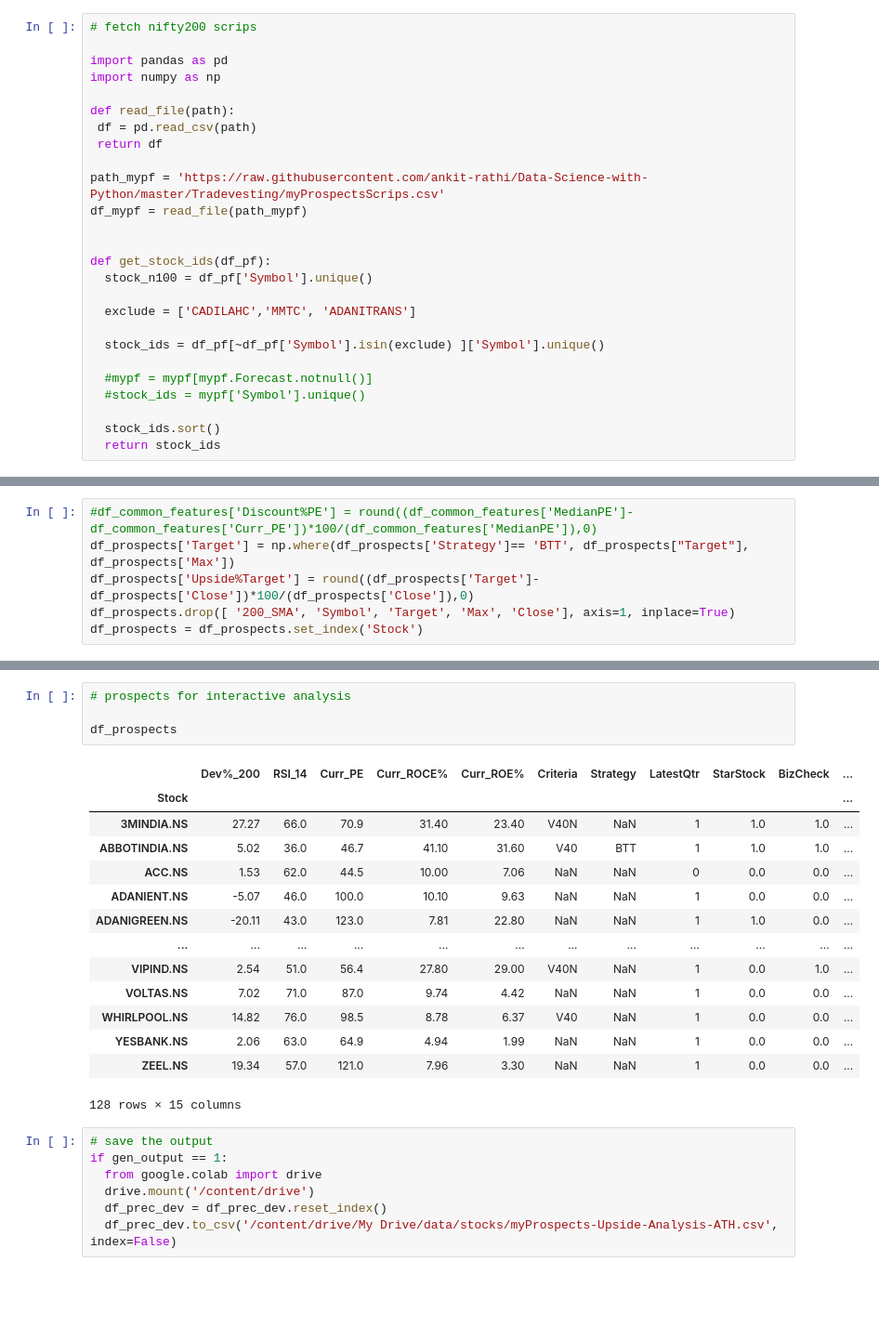
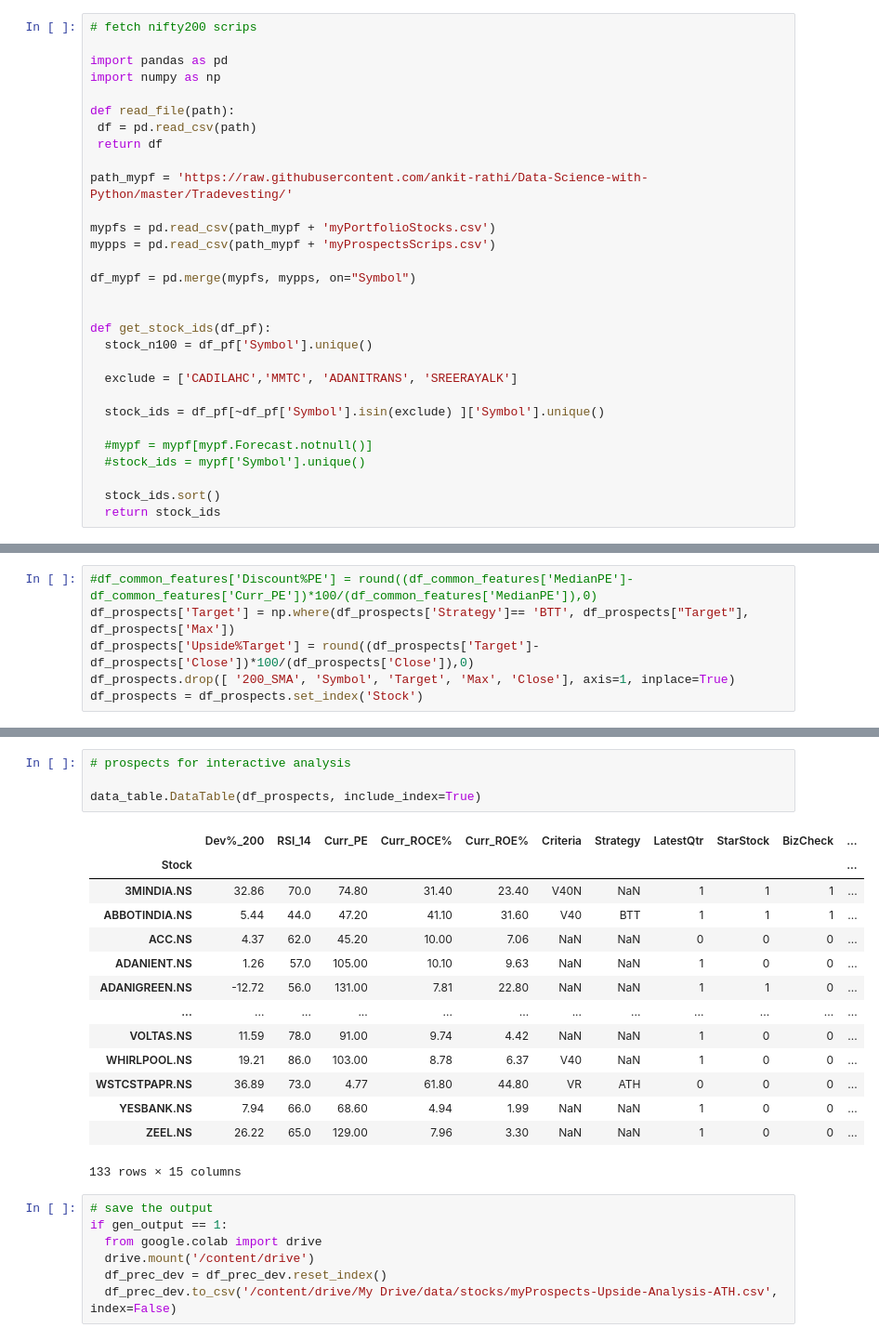
Before and after one commit to ankit-rathi/Data-Science-with-Python, a Jupyter notebook: Tradevesting/myProspects_Upside_Analysis_ATH.ipynb, the cells around one changed output, grey strips where cells are left out. Shown at 93% size. Saved outputs shown, nothing was run; the diff lists cells and outputs as text; blank space fills up the shorter version.

```diff
--- a/Tradevesting/myProspects_Upside_Analysis_ATH.ipynb
+++ b/Tradevesting/myProspects_Upside_Analysis_ATH.ipynb
@@ -50,14 +50,18 @@ def read_file(path):
  df = pd.read_csv(path)
  return df
 
-path_mypf = 'https://raw.githubusercontent.com/ankit-rathi/Data-Science-with-Python/master/Tradevesting/myProspectsScrips.csv'
-df_mypf = read_file(path_mypf)
+path_mypf = 'https://raw.githubusercontent.com/ankit-rathi/Data-Science-with-Python/master/Tradevesting/'
+
+mypfs = pd.read_csv(path_mypf + 'myPortfolioStocks.csv')
+mypps = pd.read_csv(path_mypf + 'myProspectsScrips.csv')
+
+df_mypf = pd.merge(mypfs, mypps, on="Symbol")
 
 
 def get_stock_ids(df_pf):
   stock_n100 = df_pf['Symbol'].unique()
 
-  exclude = ['CADILAHC','MMTC', 'ADANITRANS']
+  exclude = ['CADILAHC','MMTC', 'ADANITRANS', 'SREERAYALK']
 
   stock_ids = df_pf[~df_pf['Symbol'].isin(exclude) ]['Symbol'].unique()
 
@@ -338,22 +347,22 @@ qualified stocks: 10
 # %%
 # prospects for interactive analysis
 
-df_prospects
+data_table.DataTable(df_prospects, include_index=True)
 # %% [output]
 |  | Dev%_200 | RSI_14 | Curr_PE | Curr_ROCE% | Curr_ROE% | Criteria | Strategy | LatestQtr | StarStock | BizCheck | ... |
 | Stock |  |  |  |  |  |  |  |  |  |  | ... |
-| 3MINDIA.NS | 27.27 | 66.0 | 70.9 | 31.40 | 23.40 | V40N | NaN | 1 | 1.0 | 1.0 | ... |
-| ABBOTINDIA.NS | 5.02 | 36.0 | 46.7 | 41.10 | 31.60 | V40 | BTT | 1 | 1.0 | 1.0 | ... |
-| ACC.NS | 1.53 | 62.0 | 44.5 | 10.00 | 7.06 | NaN | NaN | 0 | 0.0 | 0.0 | ... |
-| ADANIENT.NS | -5.07 | 46.0 | 100.0 | 10.10 | 9.63 | NaN | NaN | 1 | 0.0 | 0.0 | ... |
-| ADANIGREEN.NS | -20.11 | 43.0 | 123.0 | 7.81 | 22.80 | NaN | NaN | 1 | 1.0 | 0.0 | ... |
+| 3MINDIA.NS | 32.86 | 70.0 | 74.80 | 31.40 | 23.40 | V40N | NaN | 1 | 1 | 1 | ... |
+| ABBOTINDIA.NS | 5.44 | 44.0 | 47.20 | 41.10 | 31.60 | V40 | BTT | 1 | 1 | 1 | ... |
+| ACC.NS | 4.37 | 62.0 | 45.20 | 10.00 | 7.06 | NaN | NaN | 0 | 0 | 0 | ... |
+| ADANIENT.NS | 1.26 | 57.0 | 105.00 | 10.10 | 9.63 | NaN | NaN | 1 | 0 | 0 | ... |
+| ADANIGREEN.NS | -12.72 | 56.0 | 131.00 | 7.81 | 22.80 | NaN | NaN | 1 | 1 | 0 | ... |
 | ... | ... | ... | ... | ... | ... | ... | ... | ... | ... | ... | ... |
-| VIPIND.NS | 2.54 | 51.0 | 56.4 | 27.80 | 29.00 | V40N | NaN | 1 | 0.0 | 1.0 | ... |
-| VOLTAS.NS | 7.02 | 71.0 | 87.0 | 9.74 | 4.42 | NaN | NaN | 1 | 0.0 | 0.0 | ... |
-| WHIRLPOOL.NS | 14.82 | 76.0 | 98.5 | 8.78 | 6.37 | V40 | NaN | 1 | 0.0 | 0.0 | ... |
-| YESBANK.NS | 2.06 | 63.0 | 64.9 | 4.94 | 1.99 | NaN | NaN | 1 | 0.0 | 0.0 | ... |
-| ZEEL.NS | 19.34 | 57.0 | 121.0 | 7.96 | 3.30 | NaN | NaN | 1 | 0.0 | 0.0 | ... |
+| VOLTAS.NS | 11.59 | 78.0 | 91.00 | 9.74 | 4.42 | NaN | NaN | 1 | 0 | 0 | ... |
+| WHIRLPOOL.NS | 19.21 | 86.0 | 103.00 | 8.78 | 6.37 | V40 | NaN | 1 | 0 | 0 | ... |
+| WSTCSTPAPR.NS | 36.89 | 73.0 | 4.77 | 61.80 | 44.80 | VR | ATH | 0 | 0 | 0 | ... |
+| YESBANK.NS | 7.94 | 66.0 | 68.60 | 4.94 | 1.99 | NaN | NaN | 1 | 0 | 0 | ... |
+| ZEEL.NS | 26.22 | 65.0 | 129.00 | 7.96 | 3.30 | NaN | NaN | 1 | 0 | 0 | ... |
-128 rows × 15 columns
+133 rows × 15 columns
 # %%
 # save the output
 if gen_output == 1:
```
Also changed, not shown: parts of 12 cells of this notebook.
